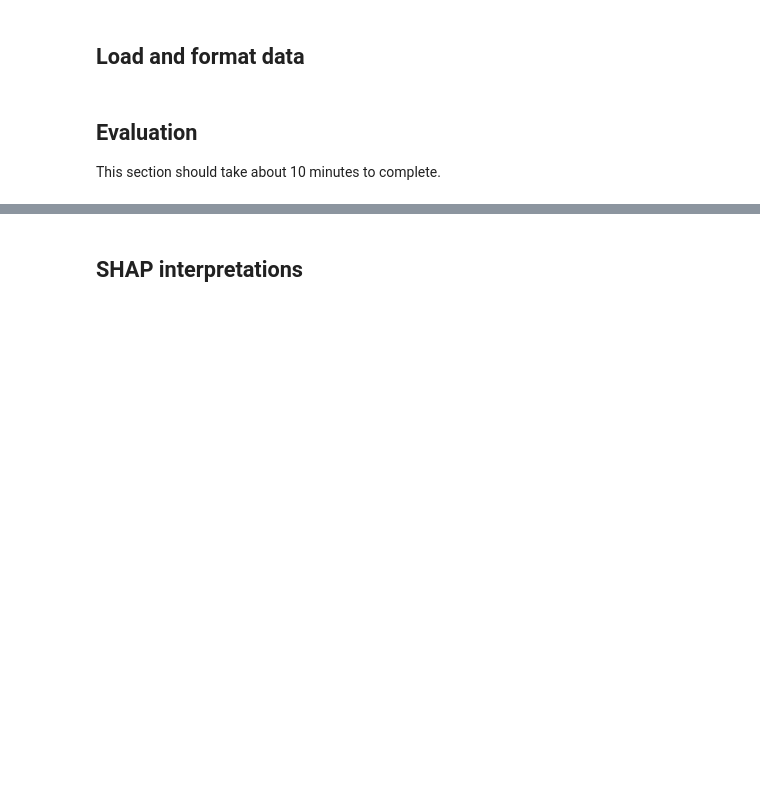
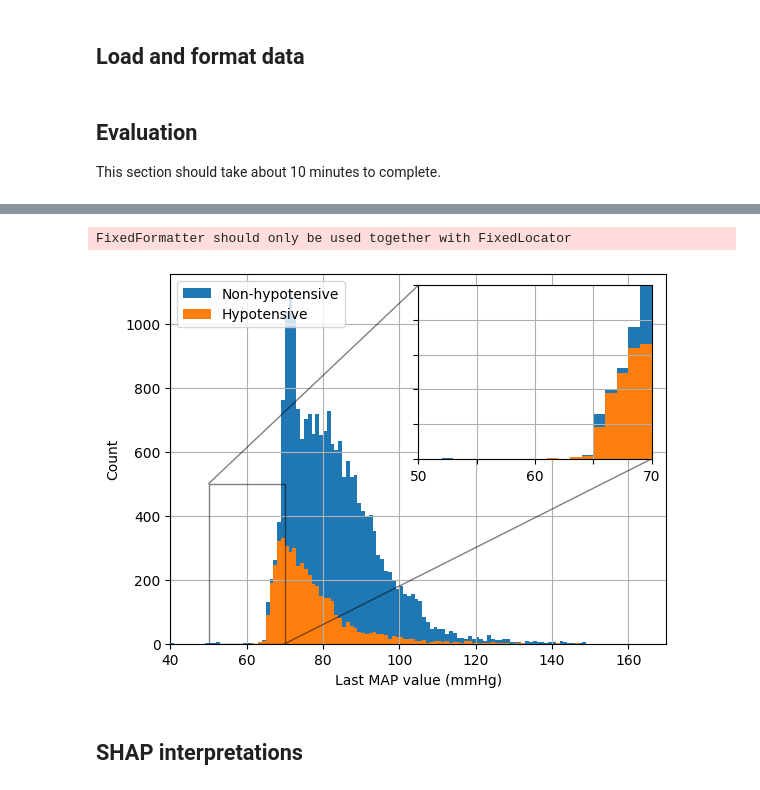
Before and after one commit to BobAubouin/hypotension_pred, a Jupyter notebook: scripts/experiments/show_results.ipynb, the cells around one changed output, grey strips where cells are left out. Saved outputs shown, nothing was run; the diff lists cells and outputs as text; code cells hidden in the pictures; blank space fills up the shorter version.

```diff
--- a/scripts/experiments/show_results.ipynb
+++ b/scripts/experiments/show_results.ipynb
@@ -39,3 +133,35 @@ tester.run(True, True)
+# %%
+# test = test.query('last_map_value < 65')
+
+alpha = 1
+plt.hist(test.query('label==0').last_map_value, bins=np.arange(40,150), alpha=alpha, label='Non-hypotensive')
+plt.hist(test.query('label==1').last_map_value, bins=np.arange(40,150), alpha=alpha, label='Hypotensive')
+
+plt.grid()
+plt.xlabel('Last MAP value (mmHg)')
+plt.ylabel('Count')
+plt.xlim(40, 170)
+
+x1, x2, y1, y2 = 50, 70, 0, 500  # subregion of the original image
+ax = plt.gca()
+axins = ax.inset_axes(
+    [0.5, 0.5, 0.47, 0.47],
+    xlim=(x1, x2), ylim=(y1, y2),  xticklabels=[50,'',60,'',70], yticklabels=[])
+axins.grid()
+axins.hist(test.query('label==0').last_map_value, bins=np.arange(40,150), alpha=alpha)
+axins.hist(test.query('label==1').last_map_value, bins=np.arange(40,150), alpha=alpha)
+
+
+ax.indicate_inset_zoom(axins, edgecolor="black")
+
+
+plt.legend(loc='upper left')
+plt.savefig('output/S2.pdf', bbox_inches='tight')
+plt.show()
+# test.query('last_map_value < 43').label.count()
+# %% [output]
+FixedFormatter should only be used together with FixedLocator
+[figure, added]
 # %% [markdown]
 ## SHAP interpretations
 # %%
```
Also changed, not shown: parts of 9 cells of this notebook, 1 other file.
